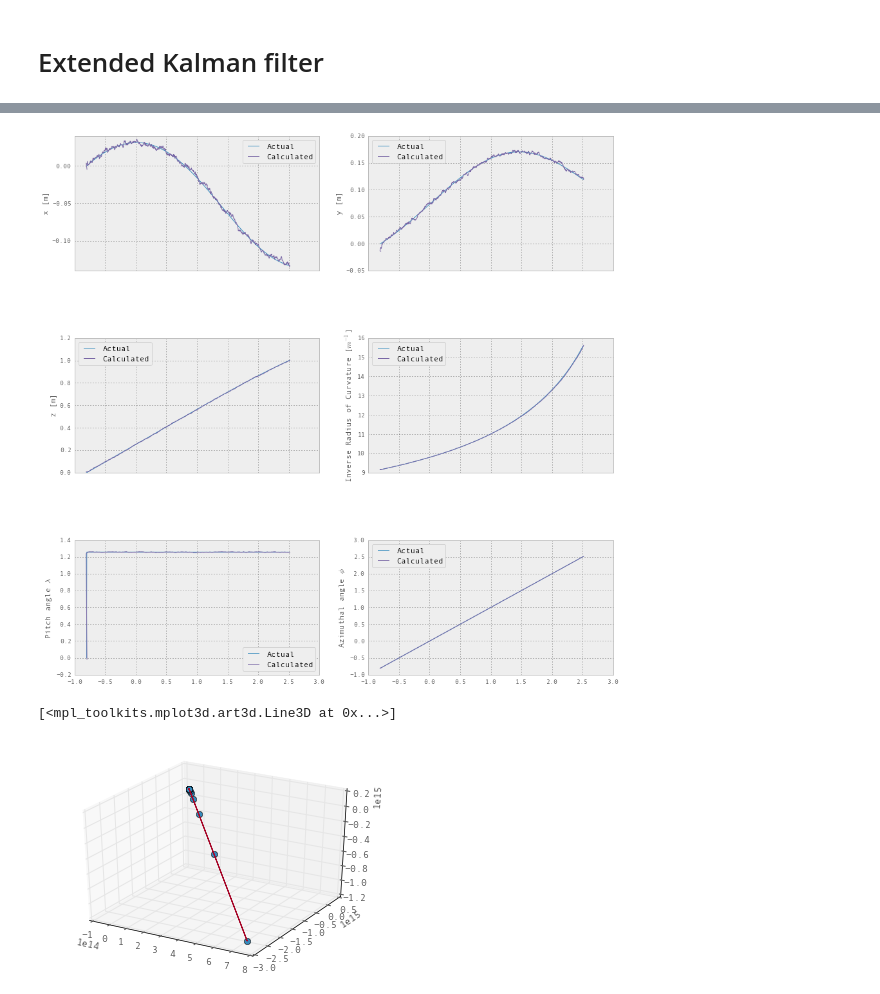
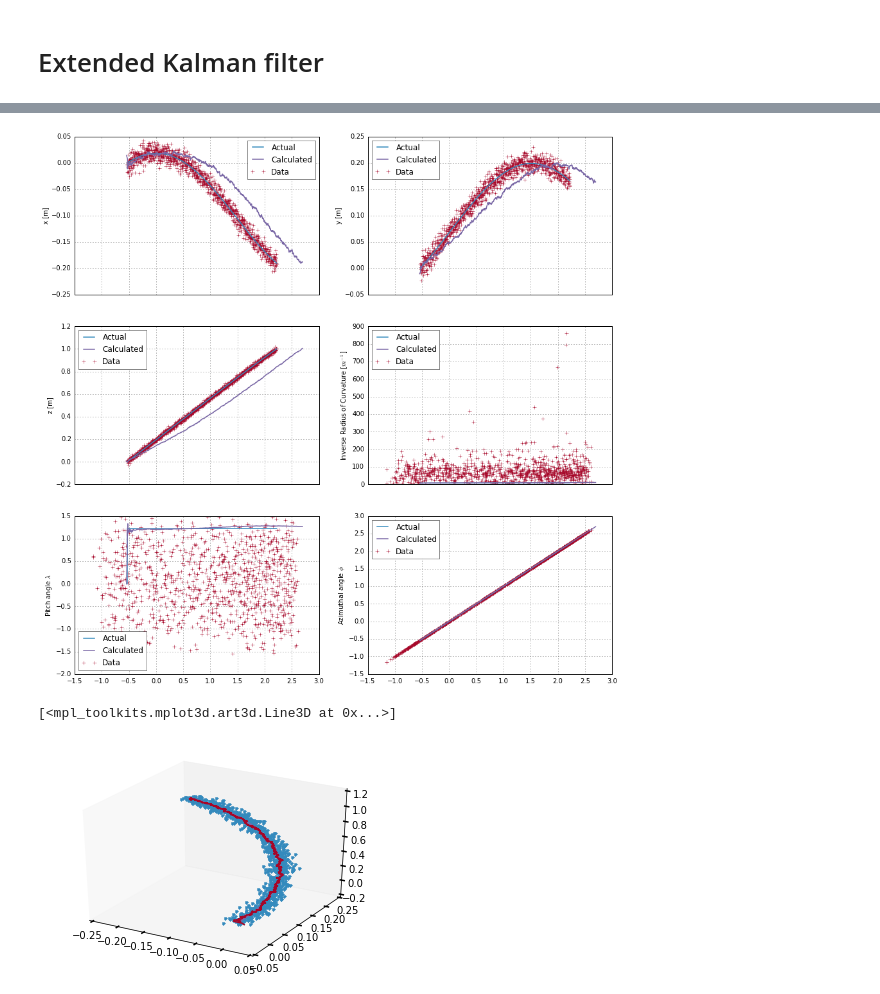
Before and after one commit to chchen123/pytpc, a Jupyter notebook: KalmanFilter.ipynb, the cells around one changed output, grey strips where cells are left out. Saved outputs shown, nothing was run; the diff lists cells and outputs as text; code cells hidden in the pictures.

```diff
--- a/KalmanFilter.ipynb
+++ b/KalmanFilter.ipynb
@@ -26,7 +25,7 @@ num_iters = pos.shape[0]
 Particle left chamber
 # %%
 fig = plt.figure()
-ax = fig.add_subplot(111, projection='3d', axisbg='w')
+ax = fig.add_subplot(111, projection='3d')
 ax.plot(pos[:,0], pos[:,1], pos[:,2])
 # %% [output]
 [<mpl_toolkits.mplot3d.art3d.Line3D at 0x...>]
@@ -114,14 +47,2 @@ def find_pitch_angle(pos_in):
-# %%
-def find_state_vector(pts):
-    """Returns the state vector from the position info of the track
-
-    The state vector is (x, y, z, 1/R, lambda, phi)
-    """
-
-    curvs, ctr = find_circle_params(pts[:,0], pts[:,1])
-    phis = find_phi(pts[:,0:2], ctr)
-    lmbs = find_pitch_angle(pts)
-    found = numpy.vstack((curvs, lmbs, phis)).T
-    return numpy.hstack((pts, found)), ctr
 # %%
 sv, ctr = find_state_vector(pos)
@@ -164,9 +68,9 @@ def state_vector_plots_compare(sv, sv2=None, data=None):
         ax[2,1].plot(sv2[:,-1], sv2[:,5], label='Calculated', zorder=3)
 
     if data is not None:
-        ax[0,0].plot(data[:,-1], data[:,0], '+', label='Data', zorder=1)
-        ax[0,1].plot(data[:,-1], data[:,1], '+', label='Data', zorder=1)
-        ax[1,0].plot(data[:,-1], data[:,2], '+', label='Data', zorder=1)
+        ax[0,0].plot(sv[:,-1], data[:,0], '+', label='Data', zorder=1)
+        ax[0,1].plot(sv[:,-1], data[:,1], '+', label='Data', zorder=1)
+        ax[1,0].plot(sv[:,-1], data[:,2], '+', label='Data', zorder=1)
         ax[1,1].plot(data[:,-1], data[:,3], '+', label='Data', zorder=1)
         ax[2,0].plot(data[:,-1], data[:,4], '+', label='Data', zorder=1)
         ax[2,1].plot(data[:,-1], data[:,5], '+', label='Data', zorder=1)
@@ -394,17 +131,18 @@ def apply_ekf(z):
 # %%
-xhat, pmat = apply_ekf(sv_meas_old)
-xhatr, pmatr = apply_ekf(sv_meas_old[::-1])
-xhatm = (xhat + xhatr[::-1]) / 2
+xhat, p_mat, a_mat = apply_ekf(sv_meas_old)
+#xhat, p_mat, a_mat = apply_ekf(xhat)
+#xhatr, pmatr = apply_ekf(sv_meas_old[::-1])
+#xhatm = (xhat + xhatr[::-1]) / 2
 # %%
-state_vector_plots_compare(sv, xhat)
+state_vector_plots_compare(sv, xhat, data=sv_meas)
 # %% [output]
-[figure, old version]
+[figure, new version]
 # %%
 fig = plt.figure()
 ax = fig.add_subplot(111, projection='3d', axisbg='w')
-ax.plot(xhat[:,0], xhat[:,1], xhat[:,2], 'o')
+ax.plot(meas[:,0], meas[:,1], meas[:,2], '.')
 ax.plot(pos[:,0], pos[:,1], pos[:,2])
 ax.plot(xhat[:,0], xhat[:,1], xhat[:,2], '-')
 # %% [output]
 [<mpl_toolkits.mplot3d.art3d.Line3D at 0x...>]
-[figure, old version]
+[figure, new version]
```
Also changed, not shown: parts of 33 cells of this notebook, 3 other files.
